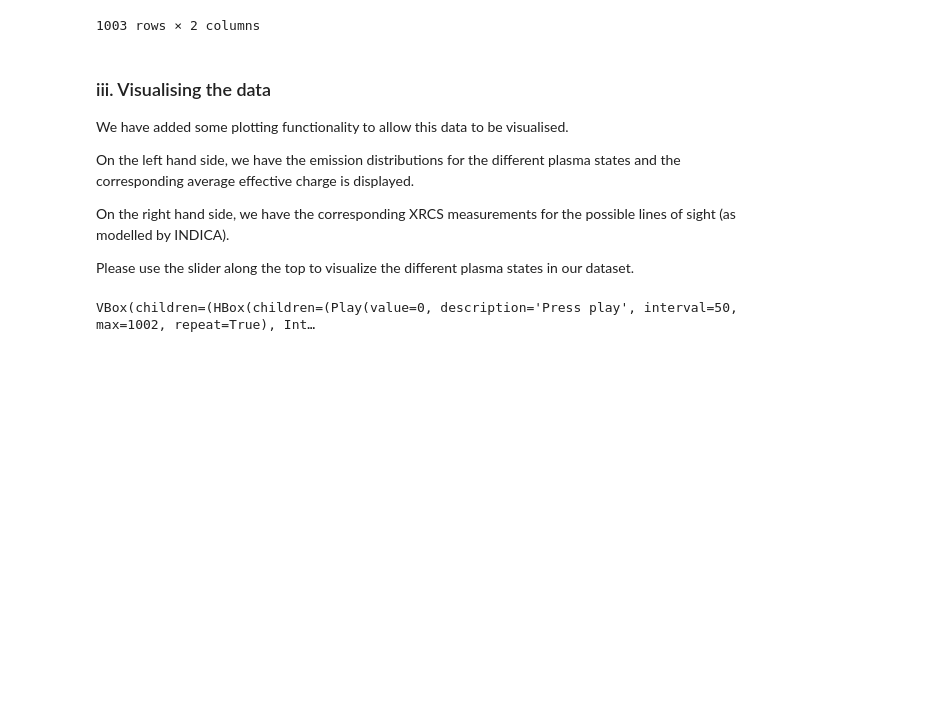
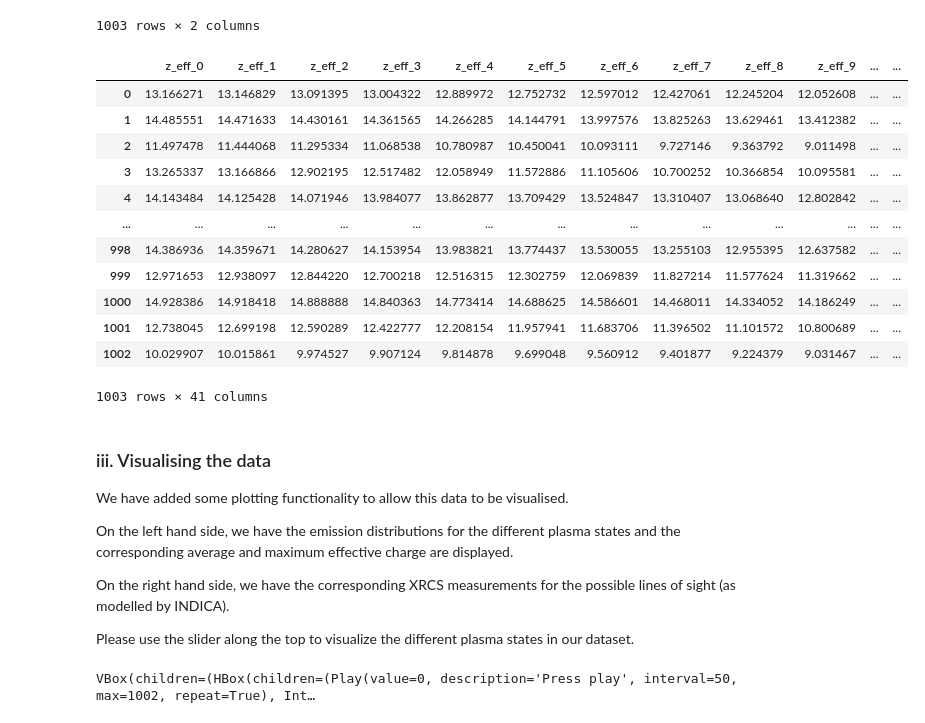
Before and after one commit to digiLab-ai/STEPControl-Use-Cases, a Jupyter notebook: ImagingDemo/notebooks/line_of_sight_demo.ipynb, the cells around one changed output. Drawn from its saved outputs; the diff is of its cells as text; code cells hidden in the pictures; blank space fills up the shorter version.

```diff
--- a/ImagingDemo/notebooks/line_of_sight_demo.ipynb
+++ b/ImagingDemo/notebooks/line_of_sight_demo.ipynb
@@ -151,12 +172,29 @@ qoi_df
 | 1001 | 2.477908 | 2.103732 |
 | 1002 | 2.066130 | 1.654177 |
 1003 rows × 2 columns
+# %%
+qoi_profile_df = pd.read_csv("qoi_profile.csv")
+qoi_profile_df
+# %% [output]
+|  | z_eff_0 | z_eff_1 | z_eff_2 | z_eff_3 | z_eff_4 | z_eff_5 | z_eff_6 | z_eff_7 | z_eff_8 | z_eff_9 | ... | ... |
+| 0 | 13.166271 | 13.146829 | 13.091395 | 13.004322 | 12.889972 | 12.752732 | 12.597012 | 12.427061 | 12.245204 | 12.052608 | ... | ... |
+| 1 | 14.485551 | 14.471633 | 14.430161 | 14.361565 | 14.266285 | 14.144791 | 13.997576 | 13.825263 | 13.629461 | 13.412382 | ... | ... |
+| 2 | 11.497478 | 11.444068 | 11.295334 | 11.068538 | 10.780987 | 10.450041 | 10.093111 | 9.727146 | 9.363792 | 9.011498 | ... | ... |
+| 3 | 13.265337 | 13.166866 | 12.902195 | 12.517482 | 12.058949 | 11.572886 | 11.105606 | 10.700252 | 10.366854 | 10.095581 | ... | ... |
+| 4 | 14.143484 | 14.125428 | 14.071946 | 13.984077 | 13.862877 | 13.709429 | 13.524847 | 13.310407 | 13.068640 | 12.802842 | ... | ... |
+| ... | ... | ... | ... | ... | ... | ... | ... | ... | ... | ... | ... | ... |
+| 998 | 14.386936 | 14.359671 | 14.280627 | 14.153954 | 13.983821 | 13.774437 | 13.530055 | 13.255103 | 12.955395 | 12.637582 | ... | ... |
+| 999 | 12.971653 | 12.938097 | 12.844220 | 12.700218 | 12.516315 | 12.302759 | 12.069839 | 11.827214 | 11.577624 | 11.319662 | ... | ... |
+| 1000 | 14.928386 | 14.918418 | 14.888888 | 14.840363 | 14.773414 | 14.688625 | 14.586601 | 14.468011 | 14.334052 | 14.186249 | ... | ... |
+| 1001 | 12.738045 | 12.699198 | 12.590289 | 12.422777 | 12.208154 | 11.957941 | 11.683706 | 11.396502 | 11.101572 | 10.800689 | ... | ... |
+| 1002 | 10.029907 | 10.015861 | 9.974527 | 9.907124 | 9.814878 | 9.699048 | 9.560912 | 9.401877 | 9.224379 | 9.031467 | ... | ... |
+1003 rows × 41 columns
 # %% [markdown]
 ### iii. Visualising the data
 
 We have added some plotting functionality to allow this data to be visualised.
 
-On the left hand side, we have the emission distributions for the different plasma states and the corresponding average effective charge is displayed.
+On the left hand side, we have the emission distributions for the different plasma states and the corresponding average and maximum effective charge are displayed.
 
 On the right hand side, we have the corresponding XRCS measurements for the possible lines of sight (as modelled by INDICA).
 
```
Also changed, not shown: parts of 19 cells of this notebook, 1 other file.
